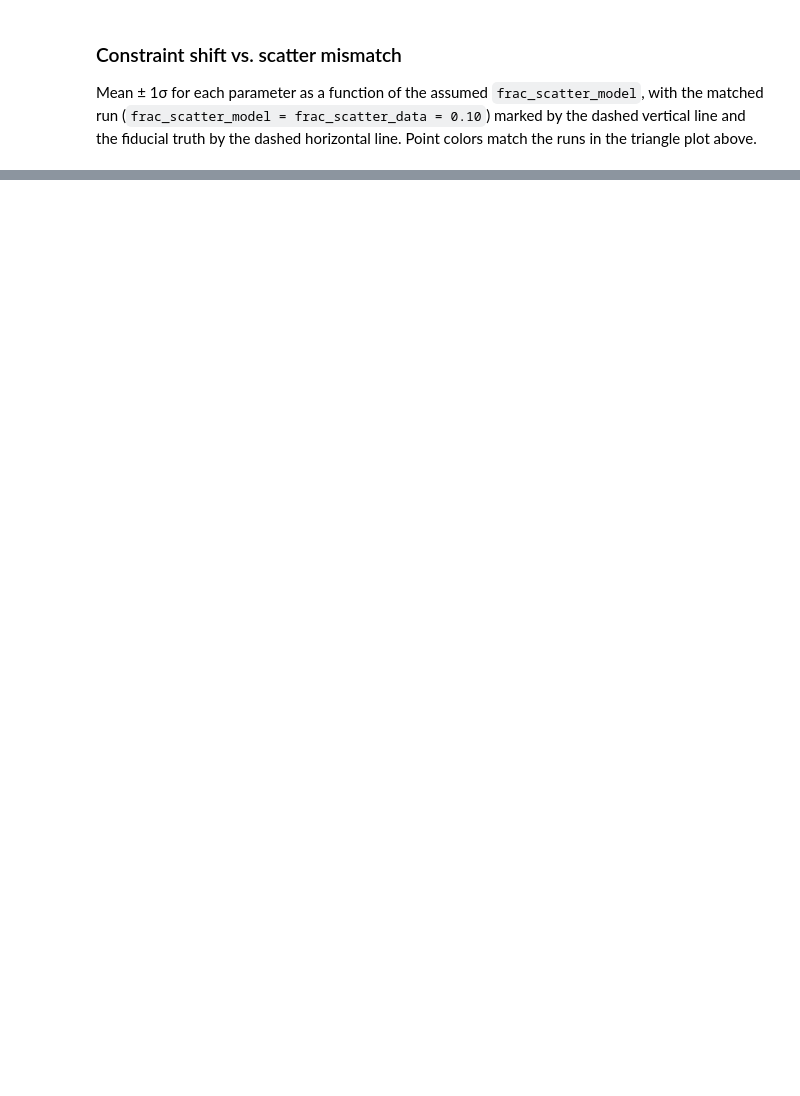
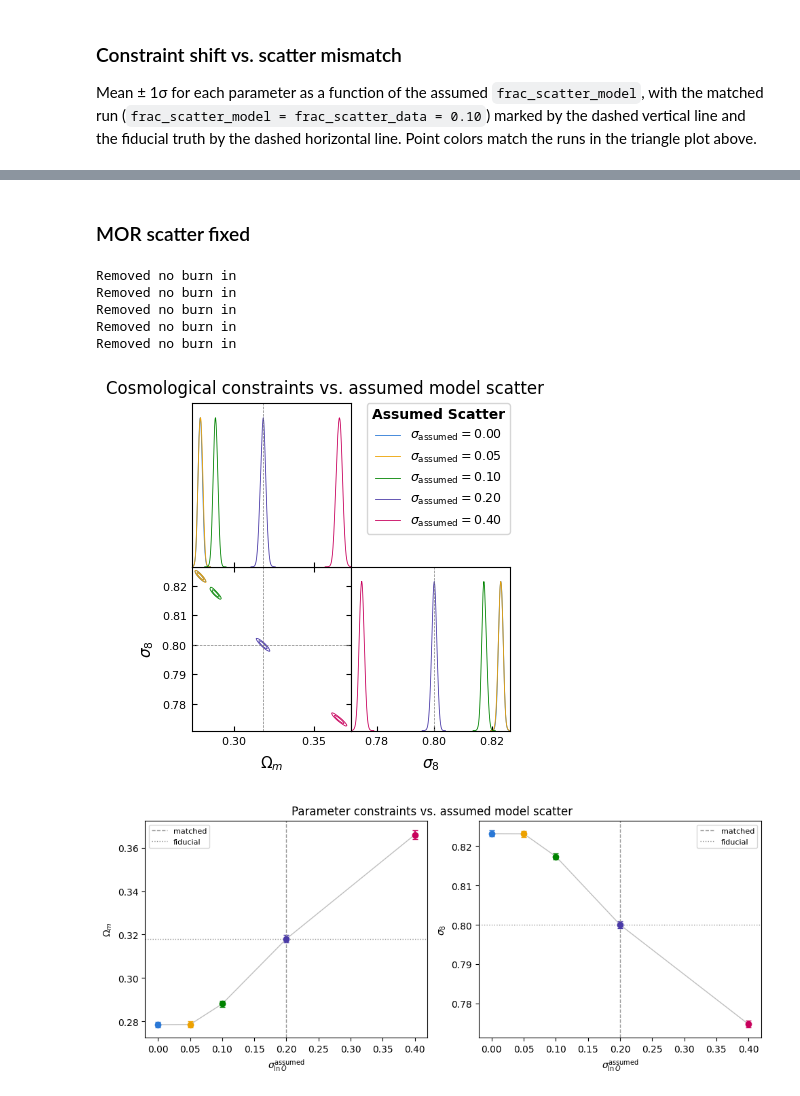
Before and after one commit to xtang126/hmf-mor-forecast, a Jupyter notebook: notebooks/v1_chains_contours.ipynb, the cells around one changed output, grey strips where cells are left out. Drawn from its saved outputs; the diff is of its cells as text; code cells hidden in the pictures; blank space fills up the shorter version.

```diff
--- a/notebooks/v1_chains_contours.ipynb
+++ b/notebooks/v1_chains_contours.ipynb
@@ -278,0 +328,41 @@ plt.show()
+# %% [markdown]
+### MOR scatter fixed
+# %%
+# (path, assumed scatter) — mock generated with frac_scatter_data = 0.20
+scan_runs = [
+    ("../output/scatter_fixed_02_sm00.txt", 0.00),
+    ("../output/scatter_fixed_02_sm05.txt", 0.05),
+    ("../output/scatter_fixed_02_sm10.txt", 0.10),
+    ("../output/scatter_fixed_02_sm20.txt", 0.20),
+    ("../output/scatter_fixed_02_sm40.txt", 0.40),
+]
+
+scan_samples = [
+    load_run(path, label=rf"$\sigma_{{\rm assumed}} = {cv:.2f}$")
+    for path, cv in scan_runs
+]
+config_values = [cv for _, cv in scan_runs]
+
+plot_params = scan_samples[0].getParamNames().list()
+
+# Triangle
+g = scan_triangle(scan_samples, plot_params, legend_title="Assumed Scatter", filled=False)
+g.fig.suptitle("Cosmological constraints vs. assumed model scatter", y=1.02)
+plt.show()
+
+# Constraints vs config axis
+fig, _ = scan_constraint_plot(
+    scan_samples, config_values, plot_params,
+    xlabel=r"$\sigma_{\ln O}^{\rm assumed}$",
+    ref_x=0.20,   # matched = true scatter
+)
+fig.suptitle("Parameter constraints vs. assumed model scatter", y=1.02)
+plt.show()
+# %% [output]
+Removed no burn in
+Removed no burn in
+Removed no burn in
+Removed no burn in
+Removed no burn in
+[figure, added]
+[figure, added]
```
Also changed, not shown: parts of 10 cells of this notebook, 3 other files.
